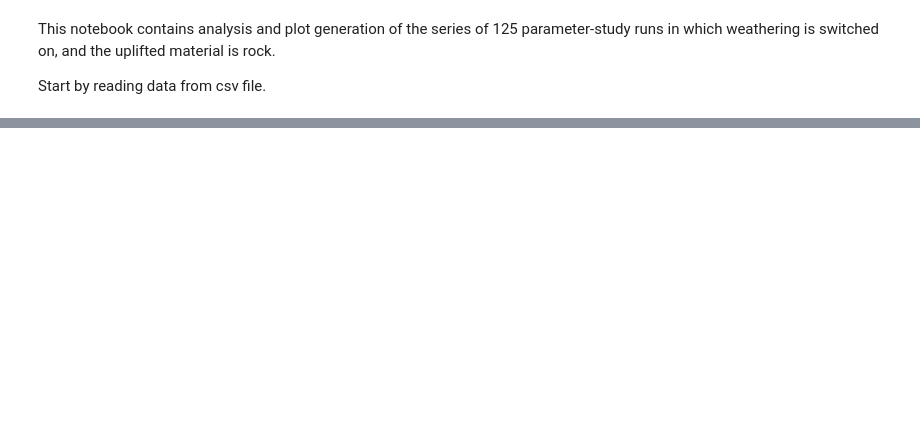
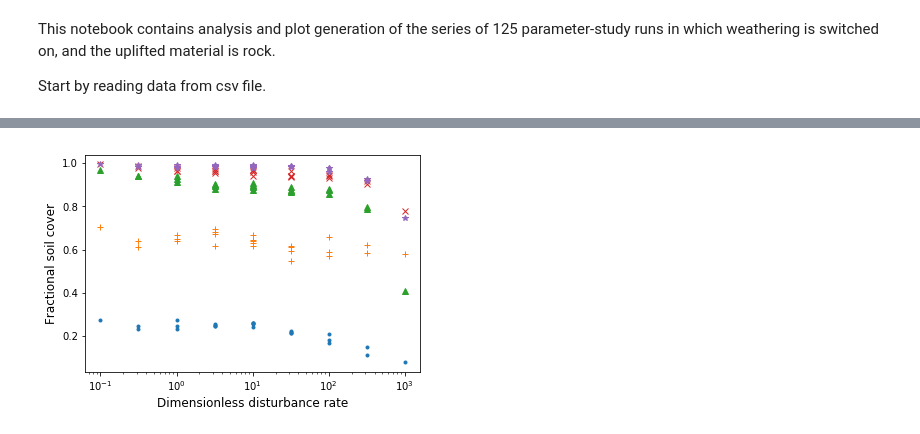
Before and after one commit to gregtucker/grain_hills, a Jupyter notebook: DataAnalysis/analysis_of_weathering_5x5x5_param_study.ipynb, the cells around one changed output, grey strips where cells are left out. Saved outputs shown, nothing was run; the diff lists cells and outputs as text; code cells hidden in the pictures; blank space fills up the shorter version.

```diff
--- a/DataAnalysis/analysis_of_weathering_5x5x5_param_study.ipynb
+++ b/DataAnalysis/analysis_of_weathering_5x5x5_param_study.ipynb
@@ -66,0 +83,14 @@ plt.savefig('wx_mean_ht_vs_dist_rate.pdf')
+# %%
+# Plot 3: soil cover as function of d', grouped by w'
+symnum = 0
+for wp in wpvals:
+    pts = np.where(rounded_wp == wp)[0]
+    plt.semilogx(dprime[pts], frac_cover[pts], psyms[symnum])
+    symnum += 1
+plt.xlabel('Dimensionless disturbance rate', {'fontsize' : 12})
+plt.ylabel('Fractional soil cover', {'fontsize' : 12})
+#plt.legend(["w' = 0.4", "w' = 1.265", "w' = 4", "w' = 12.65", "w' = 40"])
+#plt.ylim([1, 100])
+plt.savefig('wx_frac_cover_vs_dist_rate.pdf')
+# %% [output]
+[figure, added]
```
Also changed, not shown: parts of 9 cells of this notebook, 1 other file.
